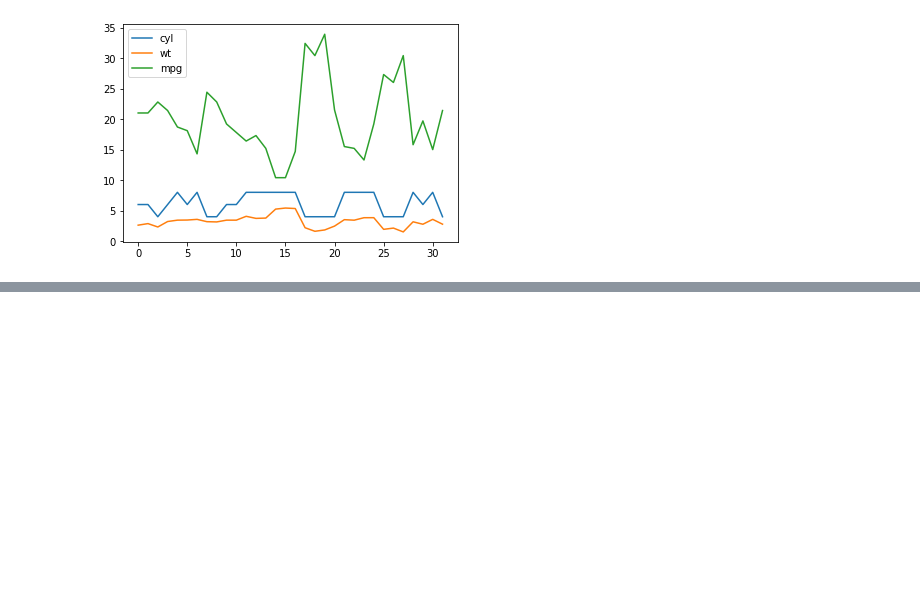
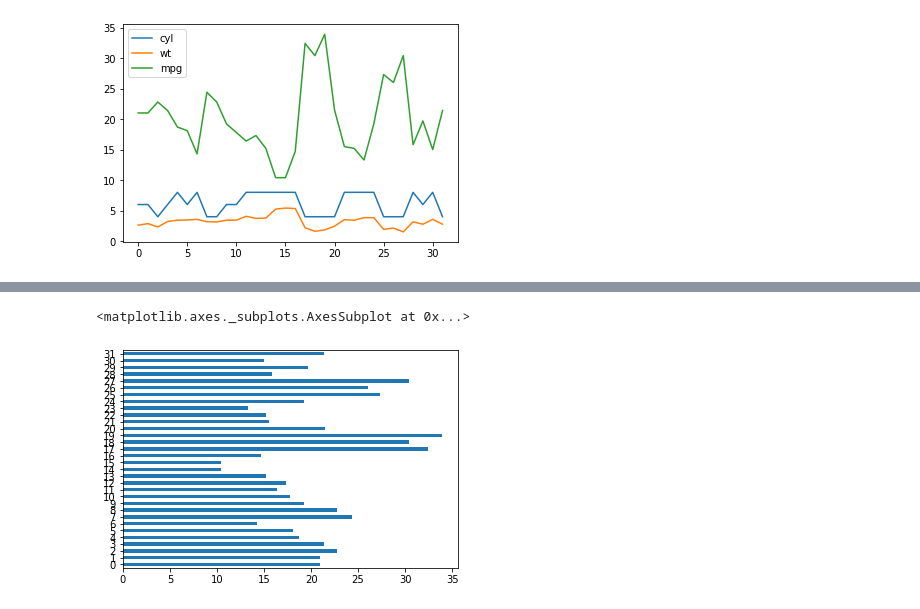
Before and after one commit to gofr1/jupyter-learning, a Jupyter notebook: data_science_basics/g-creating-standard-data-graphics.ipynb, the cells around one changed output, grey strips where cells are left out. Drawn from its saved outputs; the diff is of its cells as text; code cells hidden in the pictures; blank space fills up the shorter version.

```diff
--- a/data_science_basics/g-creating-standard-data-graphics.ipynb
+++ b/data_science_basics/g-creating-standard-data-graphics.ipynb
@@ -42,0 +57,5 @@ df.plot()
+# %%
+mpg.plot(kind="barh")
+# %% [output]
+<matplotlib.axes._subplots.AxesSubplot at 0x...>
+[figure, added]
```
Also changed, not shown: parts of 5 cells of this notebook.
